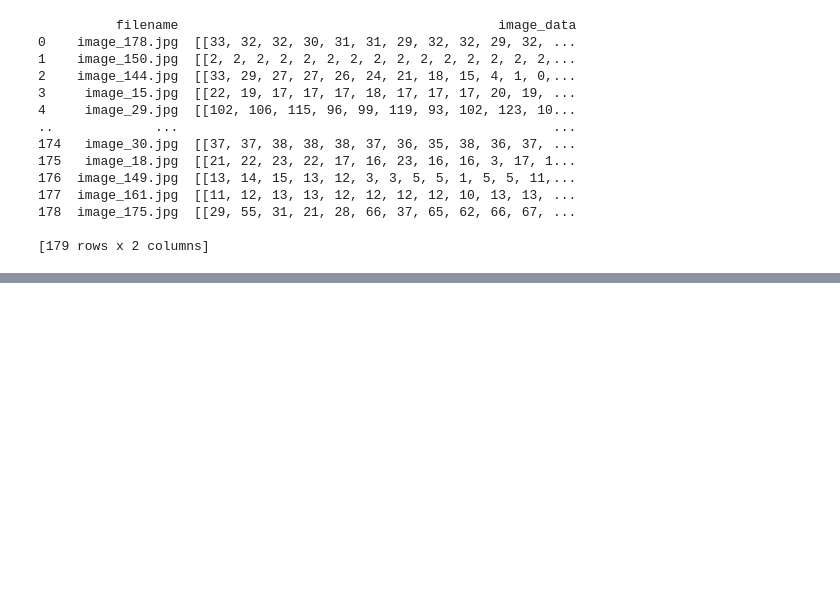
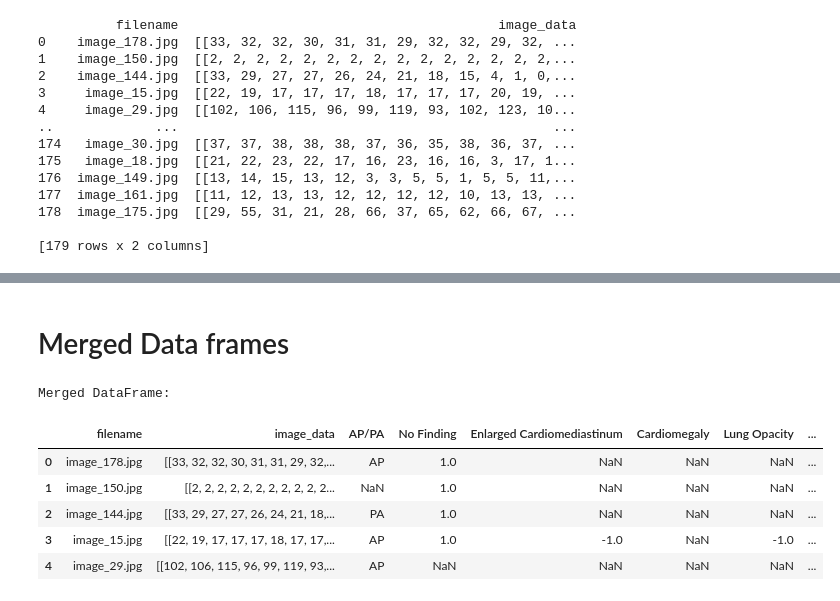
Before and after one commit to kevinfleisher/CS156b, a Jupyter notebook: Notebooks/MDDataAnalysis.ipynb, the cells around one changed output, grey strips where cells are left out. Cells and saved outputs as stored; diff of their text form; code cells hidden in the pictures; blank space fills up the shorter version.

```diff
--- a/Notebooks/MDDataAnalysis.ipynb
+++ b/Notebooks/MDDataAnalysis.ipynb
@@ -64,0 +69,14 @@ print(image_df['image_data'])
+# %%
+# File path to the CSV file
+csv_file = '/Users/matthewdavidson/CS156bProject/CS156b/Data/train2023.csv'
+
+# Read the CSV file into a DataFrame
+full_df = pd.read_csv(csv_file)
+print(full_df.head())
+
+# Extract the labels from the DataFrame
+labels = full_df.columns[6:]  # Assuming the labels start from the 7th column (index 6) onwards
+
+# Print the extracted labels
+#print("Extracted labels:")
+#(labels)
@@ -64,0 +175,20 @@ print(image_df['image_data'])
+# %% [markdown]
+# Merged Data frames
+# %%
+# Reset the index of both DataFrames to ensure they align row by row during concatenation
+filtered_labels_df = filtered_label_df.reset_index(drop=True, inplace=False)
+#print(filtered_labels_df)
+# Concatenate the DataFrames along axis 1 (columns), which will align them row by row
+merged_df = pd.concat([image_df, filtered_labels_df], axis=1)
+
+# Print the merged DataFrame to verify the merge
+print("Merged DataFrame:")
+(merged_df.head())
+# %% [output]
+Merged DataFrame:
+|  | filename | image_data | AP/PA | No Finding | Enlarged Cardiomediastinum | Cardiomegaly | Lung Opacity | ... |
+| 0 | image_178.jpg | [[33, 32, 32, 30, 31, 31, 29, 32,... | AP | 1.0 | NaN | NaN | NaN | ... |
+| 1 | image_150.jpg | [[2, 2, 2, 2, 2, 2, 2, 2, 2, 2, 2... | NaN | 1.0 | NaN | NaN | NaN | ... |
+| 2 | image_144.jpg | [[33, 29, 27, 27, 26, 24, 21, 18,... | PA | 1.0 | NaN | NaN | NaN | ... |
+| 3 | image_15.jpg | [[22, 19, 17, 17, 17, 18, 17, 17,... | AP | 1.0 | -1.0 | NaN | -1.0 | ... |
+| 4 | image_29.jpg | [[102, 106, 115, 96, 99, 119, 93,... | AP | NaN | NaN | NaN | NaN | ... |
```
Also changed, not shown: parts of 37 cells of this notebook.
